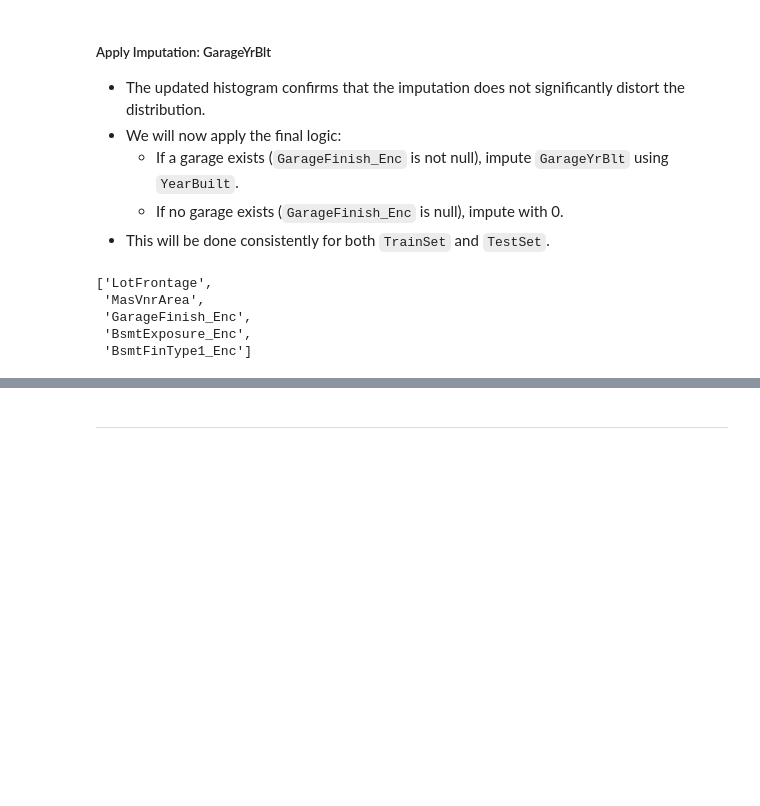
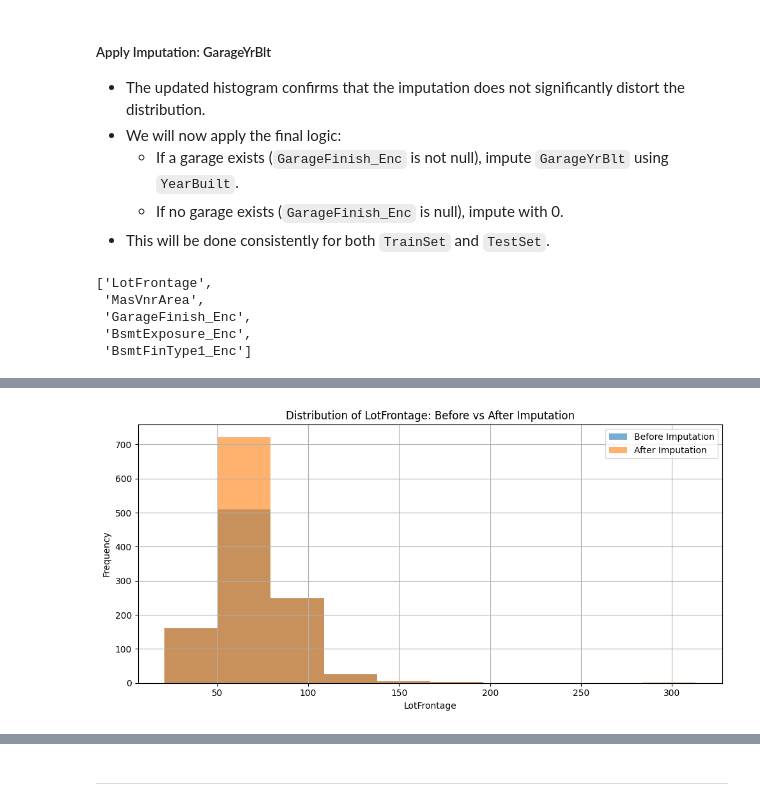
Before and after one commit to galindo89/heritage-housing-ml-pgz, a Jupyter notebook: jupyter_notebooks/03 - DataCleaning.ipynb, the cells around one changed output, grey strips where cells are left out. Saved outputs shown, nothing was run; the diff lists cells and outputs as text; code cells hidden in the pictures; blank space fills up the shorter version.

Commit message:
finalizing imputation

```diff
--- a/jupyter_notebooks/03 - DataCleaning.ipynb
+++ b/jupyter_notebooks/03 - DataCleaning.ipynb
@@ -457,0 +455,18 @@ EvaluateMissingData(TrainSet)
+# %%
+# Step 1: Create a temporary copy of TrainSet
+TrainSet_temp = TrainSet.copy()
+
+# Step 2: Compute median from TrainSet
+median_lotfrontage = TrainSet['LotFrontage'].median()
+
+# Step 3: Apply imputation to the copy
+TrainSet_temp['LotFrontage'] = TrainSet_temp['LotFrontage'].fillna(median_lotfrontage)
+
+# Step 4: Compare distributions
+compare_distributions(
+    original_series=TrainSet['LotFrontage'],
+    imputed_series=TrainSet_temp['LotFrontage'],
+    variable_name='LotFrontage'
+)
+# %% [output]
+[figure, added]
```
Also changed, not shown: parts of 22 cells of this notebook, 1 other file.
